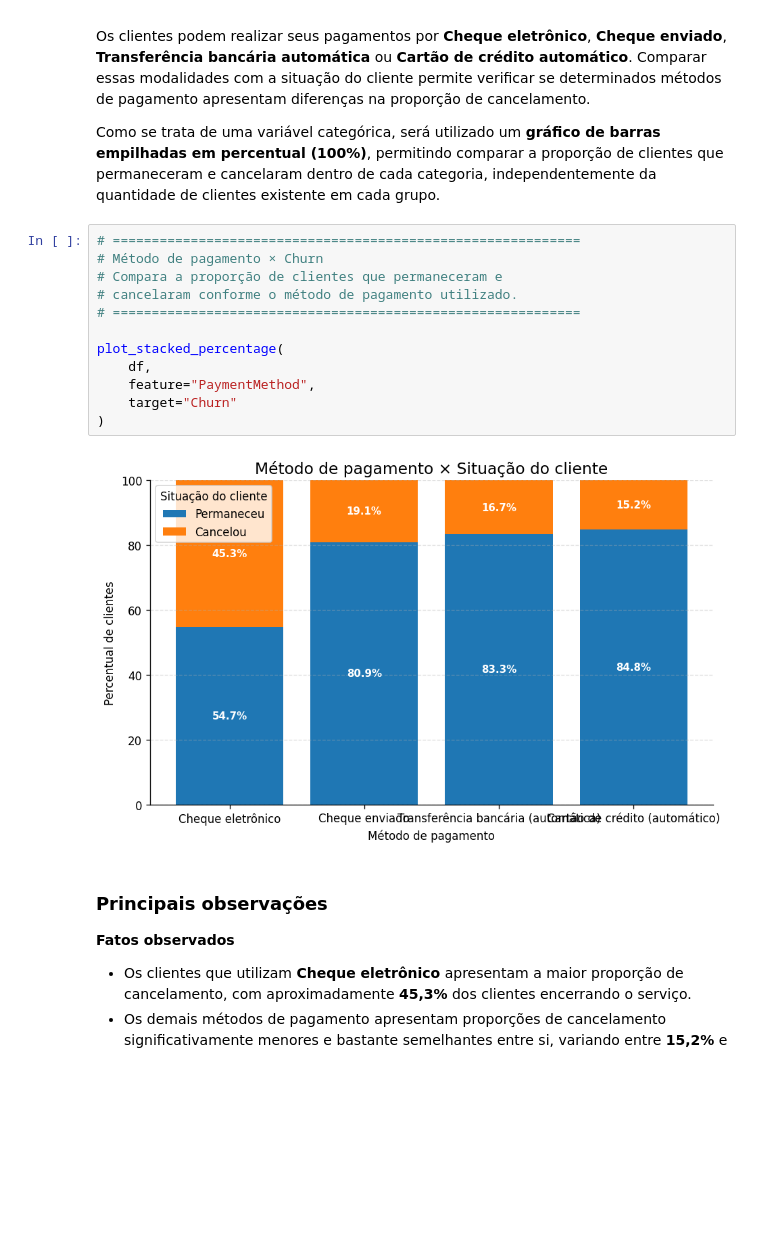
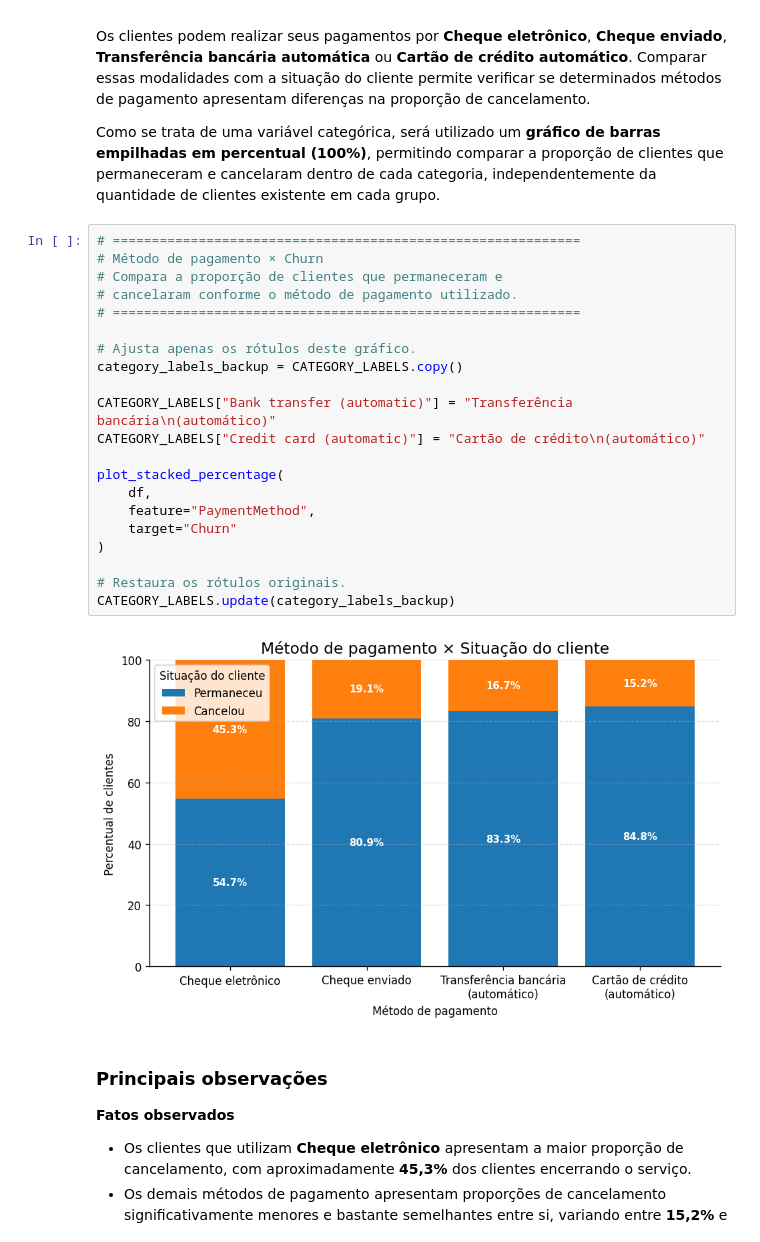
Before and after one commit to alinebbrasil/pg_ciencia_de_dados, a Jupyter notebook: MVP_Machine_Learning_&_Analytics/MVP_Machine_Learning_&_Analytics.ipynb, the cells around one changed output. Drawn from its saved outputs; the diff is of its cells as text; blank space fills up the shorter version.

```diff
--- a/MVP_Machine_Learning_&_Analytics/MVP_Machine_Learning_&_Analytics.ipynb
+++ b/MVP_Machine_Learning_&_Analytics/MVP_Machine_Learning_&_Analytics.ipynb
@@ -1828,17 +1840,26 @@ Como se trata de uma variável categórica, será utilizado um **gráfico de bar
 # %%
 # ============================================================
 # Método de pagamento × Churn
 # Compara a proporção de clientes que permaneceram e
 # cancelaram conforme o método de pagamento utilizado.
 # ============================================================
 
+# Ajusta apenas os rótulos deste gráfico.
+category_labels_backup = CATEGORY_LABELS.copy()
+
+CATEGORY_LABELS["Bank transfer (automatic)"] = "Transferência bancária\n(automático)"
+CATEGORY_LABELS["Credit card (automatic)"] = "Cartão de crédito\n(automático)"
+
 plot_stacked_percentage(
     df,
     feature="PaymentMethod",
     target="Churn"
 )
+
+# Restaura os rótulos originais.
+CATEGORY_LABELS.update(category_labels_backup)
 # %% [output]
-[figure, old version]
+[figure, new version]
 # %% [markdown]
 ### Principais observações
 
```
Also changed, not shown: parts of 3 cells of this notebook.
